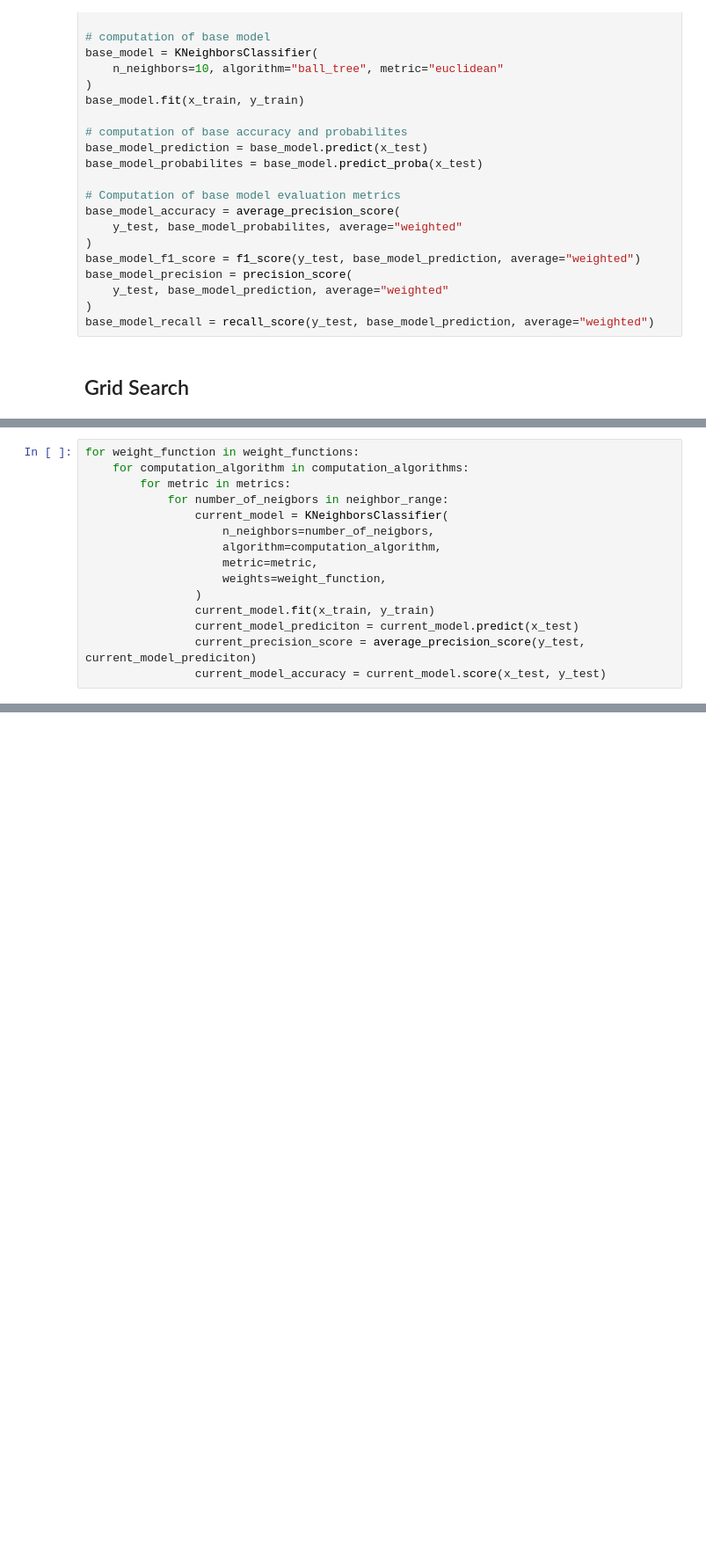
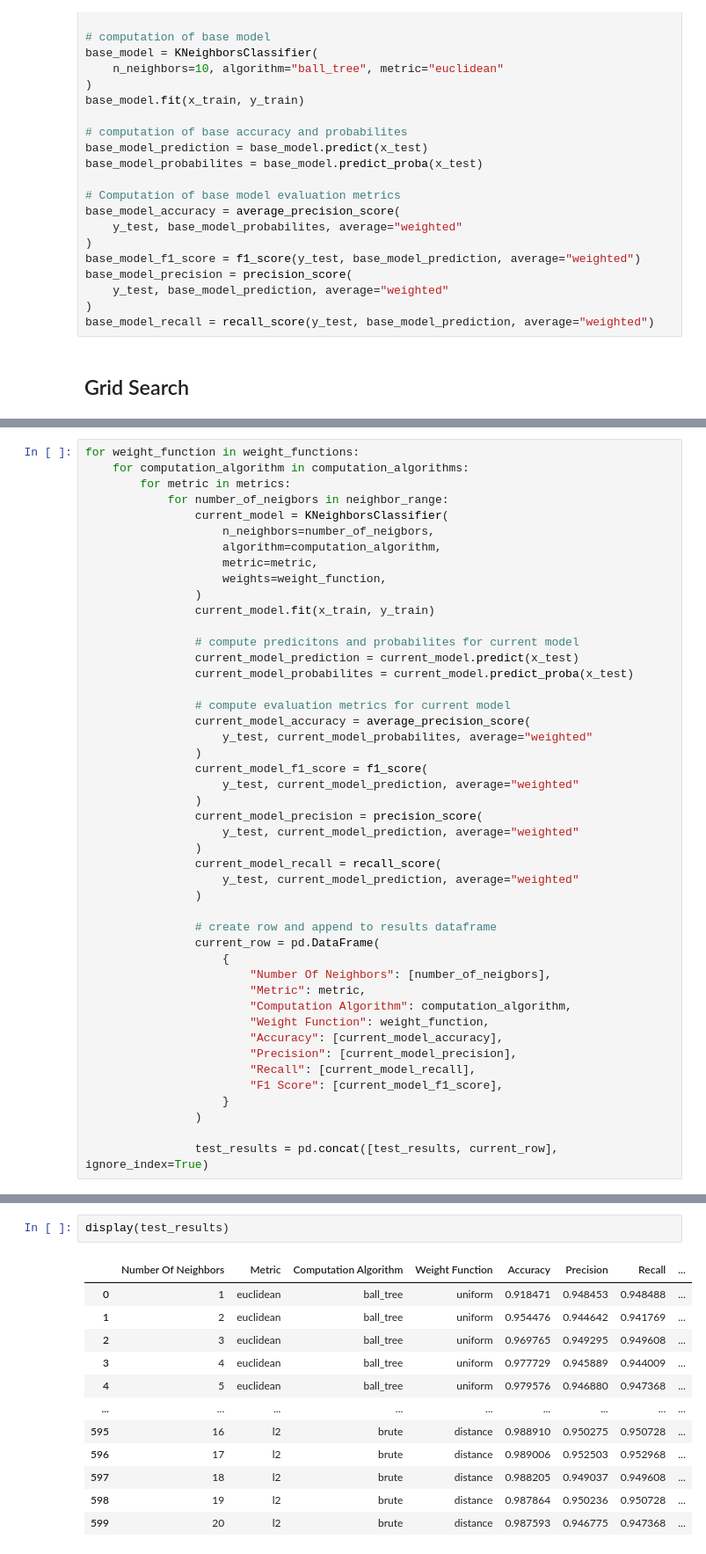
Before and after one commit to woerndle/ds-ml-project, a Jupyter notebook: notebooks/traffic.ipynb, the cells around one changed output, grey strips where cells are left out. Shown: that part at 88% size. Cells and saved outputs as stored; diff of their text form; blank space fills up the shorter version.

Commit message:
Added grid search test results population

```diff
--- a/notebooks/traffic.ipynb
+++ b/notebooks/traffic.ipynb
@@ -281,6 +283,37 @@ for weight_function in weight_functions:
                     weights=weight_function,
                 )
                 current_model.fit(x_train, y_train)
-                current_model_prediciton = current_model.predict(x_test)
-                current_precision_score = average_precision_score(y_test, current_model_prediciton)
-                current_model_accuracy = current_model.score(x_test, y_test)
+
+                # compute predicitons and probabilites for current model
+                current_model_prediction = current_model.predict(x_test)
+                current_model_probabilites = current_model.predict_proba(x_test)
+
+                # compute evaluation metrics for current model
+                current_model_accuracy = average_precision_score(
+                    y_test, current_model_probabilites, average="weighted"
+                )
+                current_model_f1_score = f1_score(
+                    y_test, current_model_prediction, average="weighted"
+                )
+                current_model_precision = precision_score(
+                    y_test, current_model_prediction, average="weighted"
+                )
+                current_model_recall = recall_score(
+                    y_test, current_model_prediction, average="weighted"
+                )
+
+                # create row and append to results dataframe
+                current_row = pd.DataFrame(
+                    {
+                        "Number Of Neighbors": [number_of_neigbors],
+                        "Metric": metric,
+                        "Computation Algorithm": computation_algorithm,
+                        "Weight Function": weight_function,
+                        "Accuracy": [current_model_accuracy],
+                        "Precision": [current_model_precision],
+                        "Recall": [current_model_recall],
+                        "F1 Score": [current_model_f1_score],
+                    }
+                )
+
+                test_results = pd.concat([test_results, current_row], ignore_index=True)
@@ -286,0 +338,15 @@ for weight_function in weight_functions:
+# %%
+display(test_results)
+# %% [output]
+|  | Number Of Neighbors | Metric | Computation Algorithm | Weight Function | Accuracy | Precision | Recall | ... |
+| 0 | 1 | euclidean | ball_tree | uniform | 0.918471 | 0.948453 | 0.948488 | ... |
+| 1 | 2 | euclidean | ball_tree | uniform | 0.954476 | 0.944642 | 0.941769 | ... |
+| 2 | 3 | euclidean | ball_tree | uniform | 0.969765 | 0.949295 | 0.949608 | ... |
+| 3 | 4 | euclidean | ball_tree | uniform | 0.977729 | 0.945889 | 0.944009 | ... |
+| 4 | 5 | euclidean | ball_tree | uniform | 0.979576 | 0.946880 | 0.947368 | ... |
+| ... | ... | ... | ... | ... | ... | ... | ... | ... |
+| 595 | 16 | l2 | brute | distance | 0.988910 | 0.950275 | 0.950728 | ... |
+| 596 | 17 | l2 | brute | distance | 0.989006 | 0.952503 | 0.952968 | ... |
+| 597 | 18 | l2 | brute | distance | 0.988205 | 0.949037 | 0.949608 | ... |
+| 598 | 19 | l2 | brute | distance | 0.987864 | 0.950236 | 0.950728 | ... |
+| 599 | 20 | l2 | brute | distance | 0.987593 | 0.946775 | 0.947368 | ... |
```
Also changed, not shown: parts of 3 cells of this notebook.
